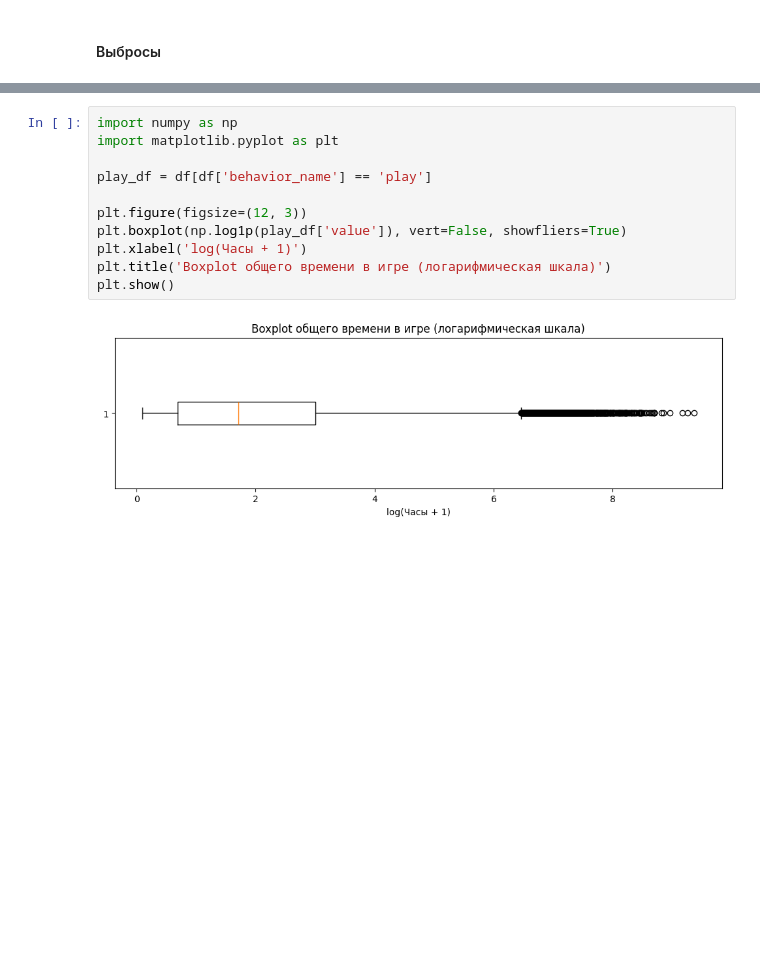
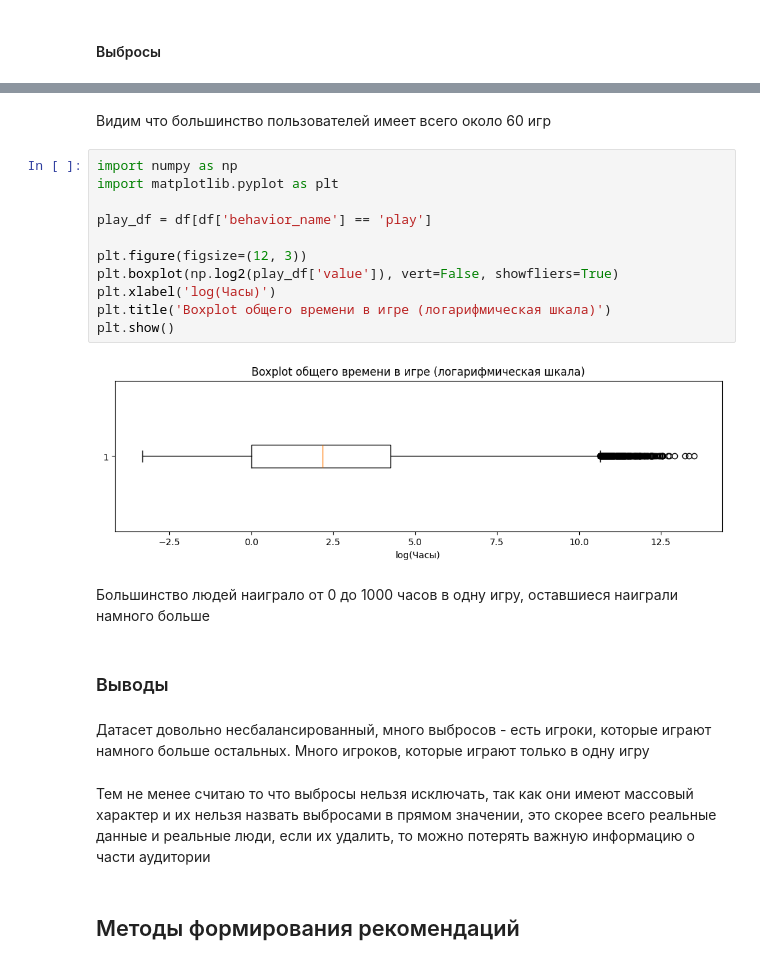
Before and after one commit to notoriginallink/is-data-analysis-y26, a Jupyter notebook: lab2-steam/lab2.ipynb, the cells around one changed output, grey strips where cells are left out. Drawn from its saved outputs; the diff is of its cells as text; blank space fills up the shorter version.

```diff
--- a/lab2-steam/lab2.ipynb
+++ b/lab2-steam/lab2.ipynb
@@ -219,13 +232,25 @@ print_top_games()
+# %% [markdown]
+Видим что большинство пользователей имеет всего около 60 игр
 # %%
 import numpy as np
 import matplotlib.pyplot as plt
 
 play_df = df[df['behavior_name'] == 'play']
 
 plt.figure(figsize=(12, 3))
-plt.boxplot(np.log1p(play_df['value']), vert=False, showfliers=True)
-plt.xlabel('log(Часы + 1)')
+plt.boxplot(np.log2(play_df['value']), vert=False, showfliers=True)
+plt.xlabel('log(Часы)')
 plt.title('Boxplot общего времени в игре (логарифмическая шкала)')
 plt.show()
 # %% [output]
-[figure, old version]
+[figure, new version]
+# %% [markdown]
+Большинство людей наиграло от 0 до 1000 часов в одну игру, оставшиеся наиграли намного больше
+# %% [markdown]
+### Выводы
+# %% [markdown]
+Датасет довольно несбалансированный, много выбросов - есть игроки, которые играют намного больше остальных. Много игроков, которые играют только в одну игру
+# %% [markdown]
+Тем не менее считаю то что выбросы нельзя исключать, так как они имеют массовый характер и их нельзя назвать выбросами в прямом значении, это скорее всего реальные данные и реальные люди, если их удалить, то можно потерять важную информацию о части аудитории
+# %% [markdown]
+## Методы формирования рекомендаций
```
Also changed, not shown: parts of 37 cells of this notebook.
